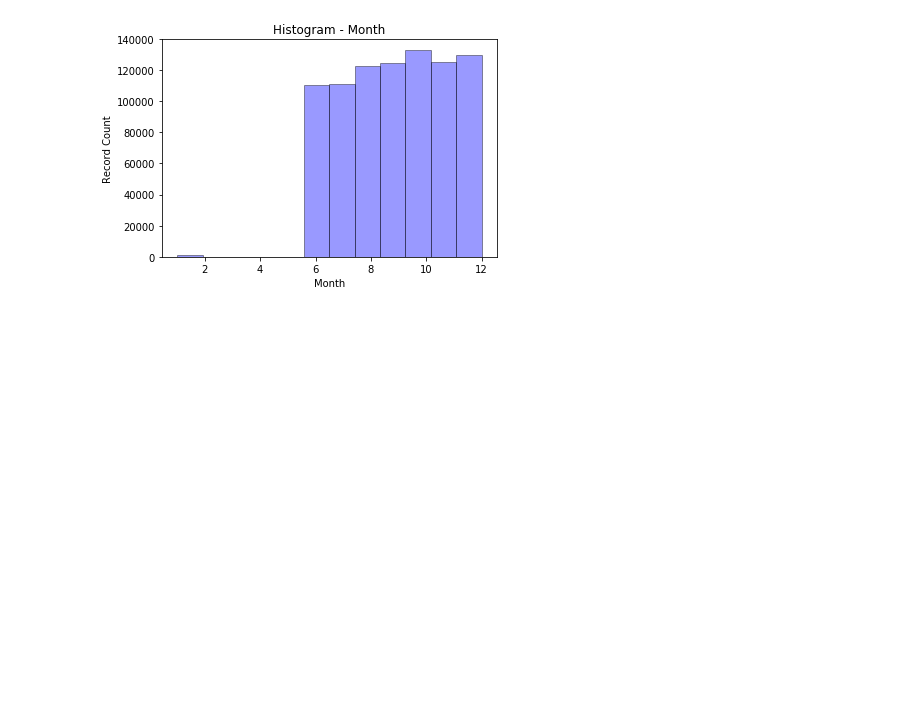
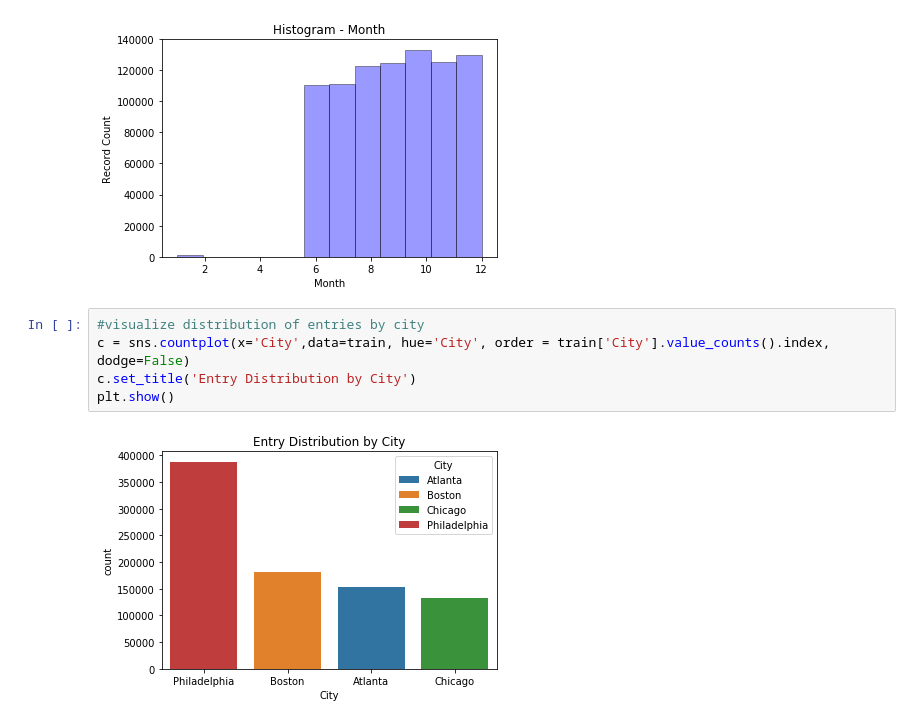
Before and after one commit to emagnusson88/geotab-intersection, a Jupyter notebook: import & visualization_em.ipynb, the cells around one changed output. Cells and saved outputs as stored; diff of their text form; blank space fills up the shorter version.

```diff
--- a/import & visualization_em.ipynb
+++ b/import & visualization_em.ipynb
@@ -143,3 +143,10 @@ plt.show()
 [figure]
 [figure]
 [figure]
+# %%
+#visualize distribution of entries by city
+c = sns.countplot(x='City',data=train, hue='City', order = train['City'].value_counts().index, dodge=False)
+c.set_title('Entry Distribution by City')
+plt.show()
+# %% [output]
+[figure, added]
```
Also changed, not shown: parts of 6 cells of this notebook.
